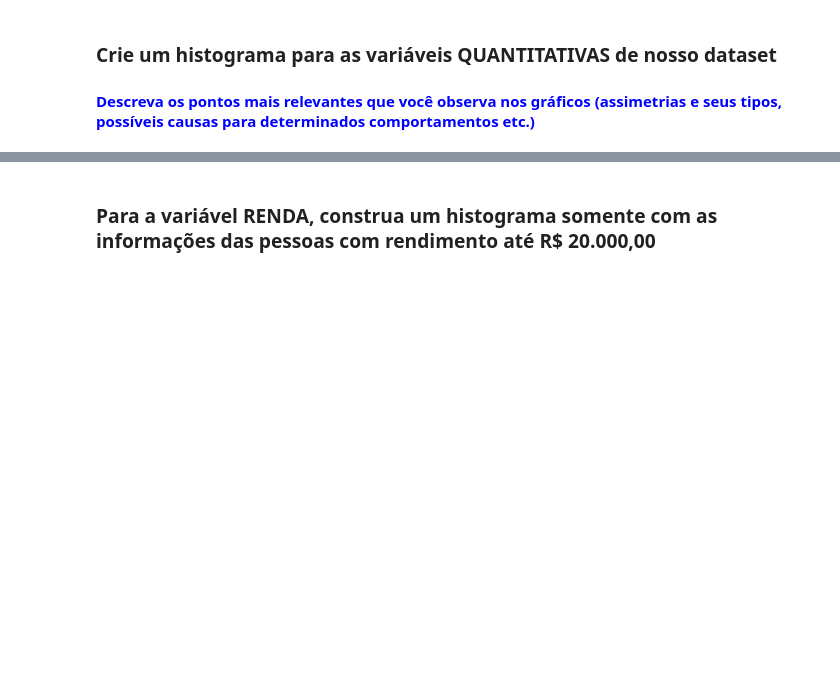
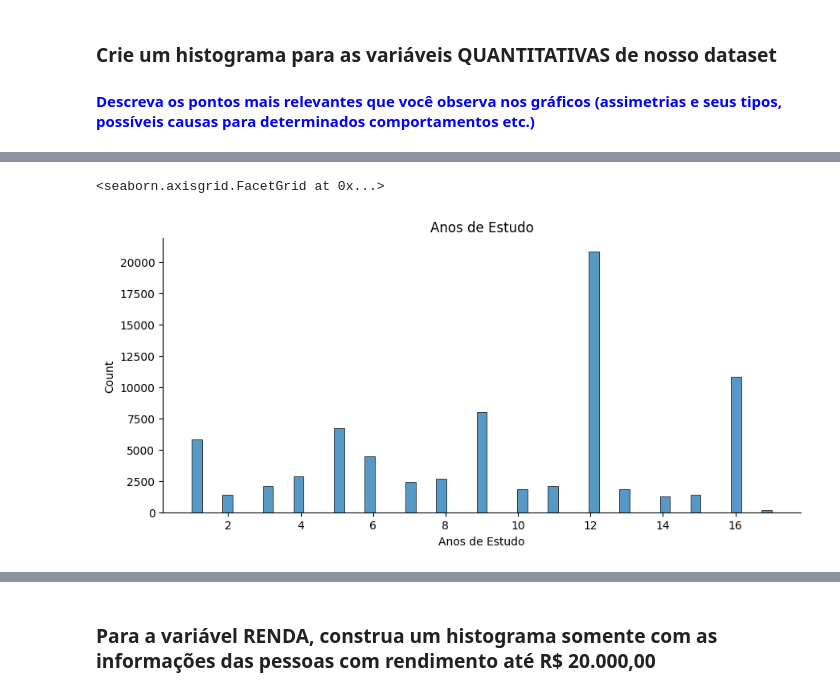
Before and after one commit to ramux2/EstatisticaPython, a Jupyter notebook: Curso de Estatística/Análise_Descritiva.ipynb, the cells around one changed output, grey strips where cells are left out. Saved outputs shown, nothing was run; the diff lists cells and outputs as text; code cells hidden in the pictures; blank space fills up the shorter version.

```diff
--- a/Curso de Estatística/Análise_Descritiva.ipynb
+++ b/Curso de Estatística/Análise_Descritiva.ipynb
@@ -256,0 +265,8 @@ Escreva suas conclusões aqui...
+# %%
+ax = sns.displot(data = df['Anos de Estudo'], kind='hist')
+ax.figure.set_size_inches(10, 4)
+ax.set(title = "Anos de Estudo")
+ax
+# %% [output]
+<seaborn.axisgrid.FacetGrid at 0x...>
+[figure, added]
```
Also changed, not shown: parts of 12 cells of this notebook, 1 other file.
